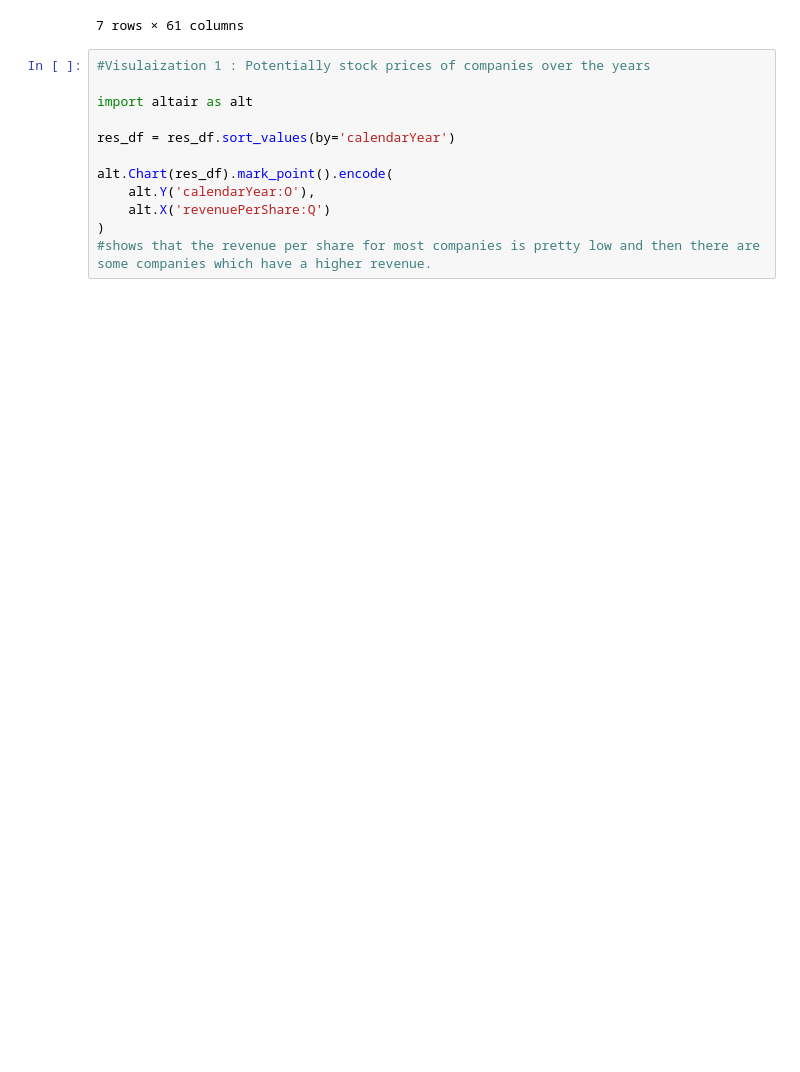
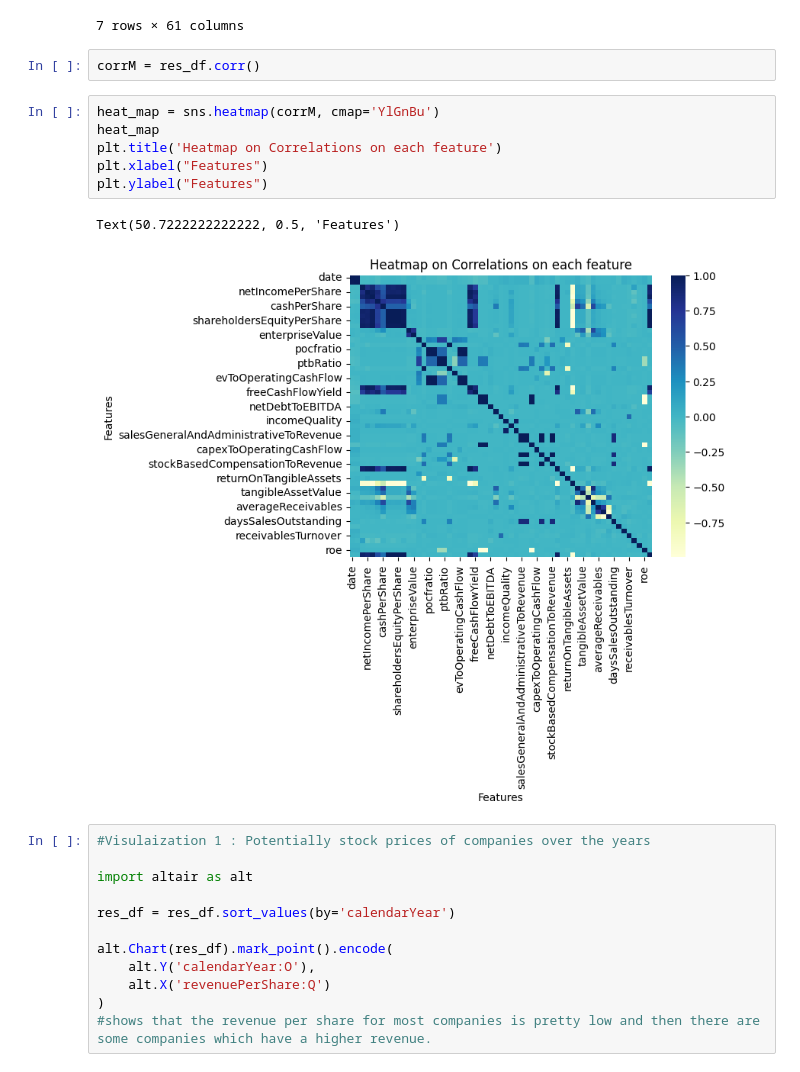
Before and after one commit to broken111/DS3000Project, a Jupyter notebook: ProjectGuidelines_Phase3.ipynb, the cells around one changed output. Cells and saved outputs as stored; diff of their text form; blank space fills up the shorter version.

Commit message:
heatmap of correlation

```diff
--- a/ProjectGuidelines_Phase3.ipynb
+++ b/ProjectGuidelines_Phase3.ipynb
@@ -182,6 +183,17 @@ res_df.head(7)
 | 5 | DRS | 71231 | 6 | FY | 10.827586 | 0.643678 | 0.785441 | ... |
 | 6 | DRS | 61231 | 5 | FY | 12.525581 | 1.883721 | 0.153488 | ... |
 7 rows × 61 columns
+# %%
+corrM = res_df.corr()
+# %%
+heat_map = sns.heatmap(corrM, cmap='YlGnBu')
+heat_map
+plt.title('Heatmap on Correlations on each feature')
+plt.xlabel("Features")
+plt.ylabel("Features")
+# %% [output]
+Text(50.7222222222222, 0.5, 'Features')
+[figure, added]
 # %%
 #Visulaization 1 : Potentially stock prices of companies over the years
 
```
Also changed, not shown: parts of 1 cell of this notebook.
